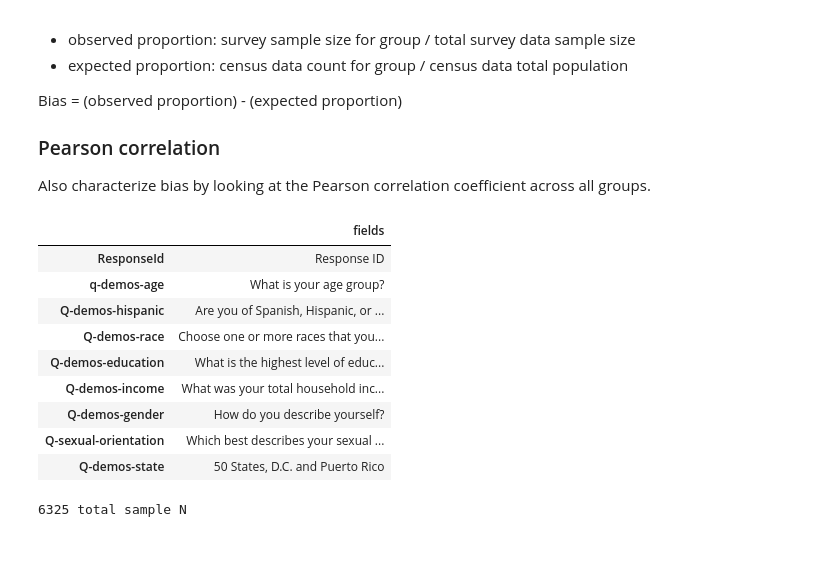
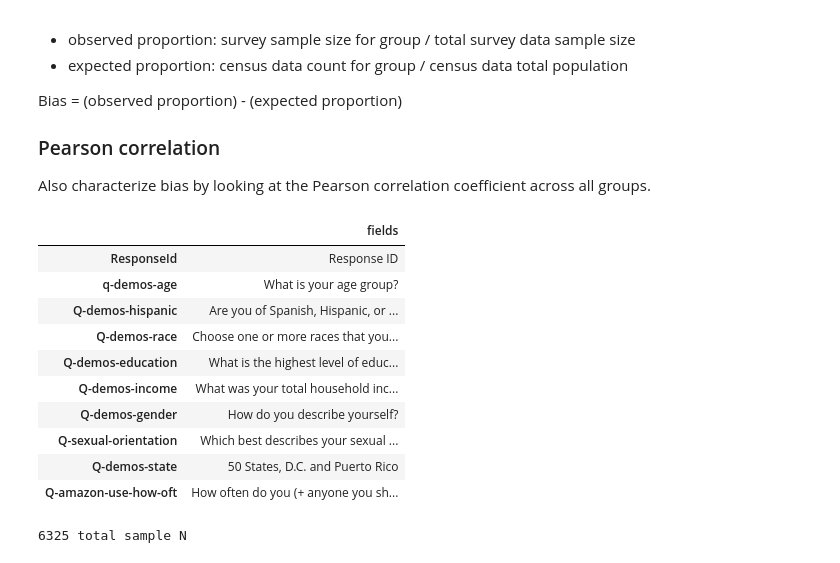
Before and after one commit to aberke/amazon-study, a Jupyter notebook: data-analysis/survey-demographics.ipynb, the cells around one changed output. Drawn from its saved outputs; the diff is of its cells as text; code cells hidden in the pictures.

```diff
--- a/data-analysis/survey-demographics.ipynb
+++ b/data-analysis/survey-demographics.ipynb
@@ -35,29 +35,32 @@ fields_filepath = '../data/survey-data/fields.csv'
 # %%
 # only inspect the fields related to demographics of interest for this notebook
 demo_fields = [
     'ResponseId',
     'q-demos-age',
     'Q-demos-hispanic', 'Q-demos-race',
     'Q-demos-education',
     'Q-demos-income',
     'Q-demos-gender',
     'Q-sexual-orientation',
-    'Q-demos-state'
+    'Q-demos-state',
+    # Not like the others: purchase frequency
+    'Q-amazon-use-how-oft'
 ]
 # Here are the fields
 fields_df = pd.read_csv(fields_filepath, index_col=0).loc[demo_fields]
 fields_df
 # %% [output]
 |  | fields |
 | ResponseId | Response ID |
 | q-demos-age | What is your age group? |
 | Q-demos-hispanic | Are you of Spanish, Hispanic, or ... |
 | Q-demos-race | Choose one or more races that you... |
 | Q-demos-education | What is the highest level of educ... |
 | Q-demos-income | What was your total household inc... |
 | Q-demos-gender | How do you describe yourself? |
 | Q-sexual-orientation | Which best describes your sexual ... |
 | Q-demos-state | 50 States, D.C. and Puerto Rico |
+| Q-amazon-use-how-oft | How often do you (+ anyone you sh... |
 # %%
 df = pd.read_csv(data_filepath)[demo_fields]
 print('%s total sample N' % len(df))
```
Also changed, not shown: parts of 6 cells of this notebook.
